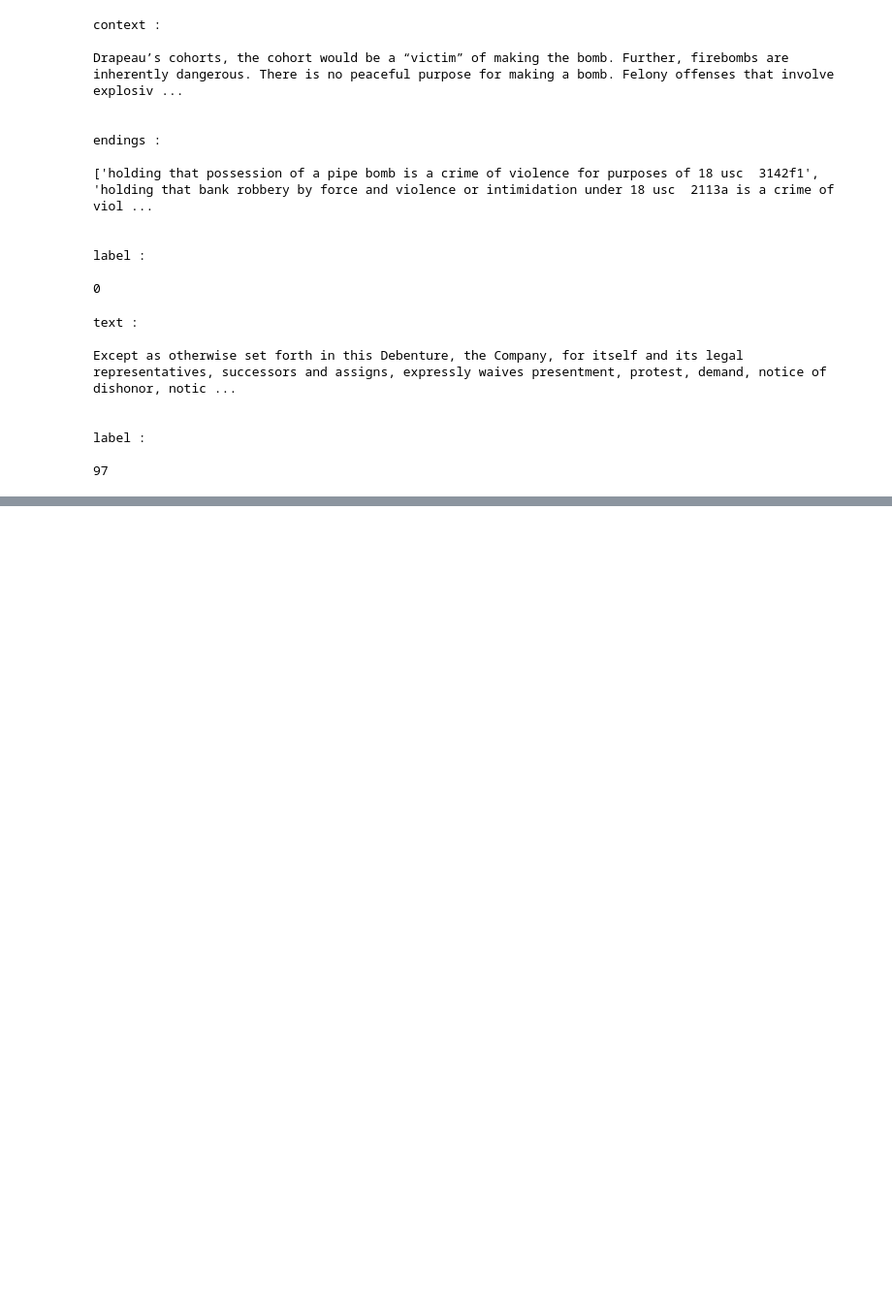
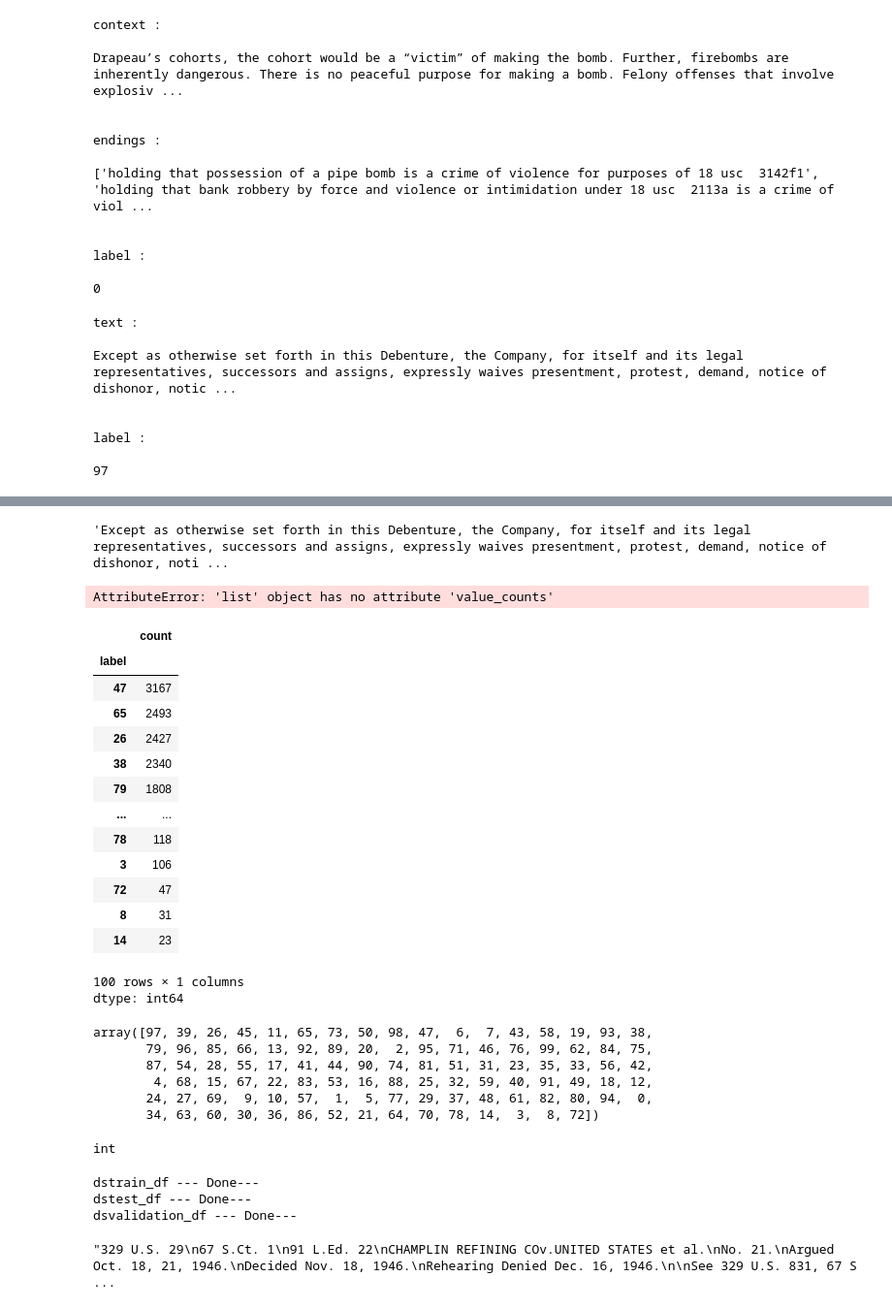
Before and after one commit to Victorambrose/BERT_Optimize, a Jupyter notebook: bert_test.ipynb, the cells around one changed output, grey strips where cells are left out. Shown: that part at 97% size. Cells and saved outputs as stored; diff of their text form; code cells hidden in the pictures; blank space fills up the shorter version.

Commit message:
EDA on Scotus Dataset from lex_glue

```diff
--- a/bert_test.ipynb
+++ b/bert_test.ipynb
@@ -118,0 +175,46 @@ print(output.last_hidden_state)
+# %%
+from datasets import load_dataset
+
+ds = load_dataset("coastalcph/lex_glue", "ledgar")
+# %%
+ds['train']['text'][0]
+# %% [output]
+'Except as otherwise set forth in this Debenture, the Company, for itself and its legal representatives, successors and assigns, expressly waives presentment, protest, demand, notice of dishonor, noti ...
+# %%
+ds['train']['label'].value_counts()
+# %% [output]
+AttributeError: 'list' object has no attribute 'value_counts'
+# %%
+import pandas as pd
+df=pd.DataFrame(ds['train'])
+# %%
+df['label'].value_counts(sort=True)
+# %% [output]
+|  | count |
+| label |  |
+| 47 | 3167 |
+| 65 | 2493 |
+| 26 | 2427 |
+| 38 | 2340 |
+| 79 | 1808 |
+| ... | ... |
+| 78 | 118 |
+| 3 | 106 |
+| 72 | 47 |
+| 8 | 31 |
+| 14 | 23 |
+100 rows × 1 columns
+dtype: int64
+# %%
+df['label'].unique()
+# %% [output]
+array([97, 39, 26, 45, 11, 65, 73, 50, 98, 47,  6,  7, 43, 58, 19, 93, 38,
+       79, 96, 85, 66, 13, 92, 89, 20,  2, 95, 71, 46, 76, 99, 62, 84, 75,
+       87, 54, 28, 55, 17, 41, 44, 90, 74, 81, 51, 31, 23, 35, 33, 56, 42,
+        4, 68, 15, 67, 22, 83, 53, 16, 88, 25, 32, 59, 40, 91, 49, 18, 12,
+       24, 27, 69,  9, 10, 57,  1,  5, 77, 29, 37, 48, 61, 82, 80, 94,  0,
+       34, 63, 60, 30, 36, 86, 52, 21, 64, 70, 78, 14,  3,  8, 72])
+# %%
+type(ds['train']['label'][0])
+# %% [output]
+int
@@ -118,0 +225,18 @@ print(output.last_hidden_state)
+# %%
+def split_dataset(ds):
+    datasets_dict = {}  # Dictionary to store DataFrames
+    for i in ds:
+        datasets_dict[i] = pd.DataFrame(ds[i])
+        print(f"ds{i}_df --- Done---")
+
+    return datasets_dict
+
+scotus_df_dict=split_dataset(scotus_df)
+# %% [output]
+dstrain_df --- Done---
+dstest_df --- Done---
+dsvalidation_df --- Done---
+# %%
+scotus_df_dict['train']['text'][0]
+# %% [output]
+"329 U.S. 29\n67 S.Ct. 1\n91 L.Ed. 22\nCHAMPLIN REFINING COv.UNITED STATES et al.\nNo. 21.\nArgued Oct. 18, 21, 1946.\nDecided Nov. 18, 1946.\nRehearing Denied Dec. 16, 1946.\n\nSee 329 U.S. 831, 67 S ...
```
Also changed, not shown: parts of 5 cells of this notebook.
